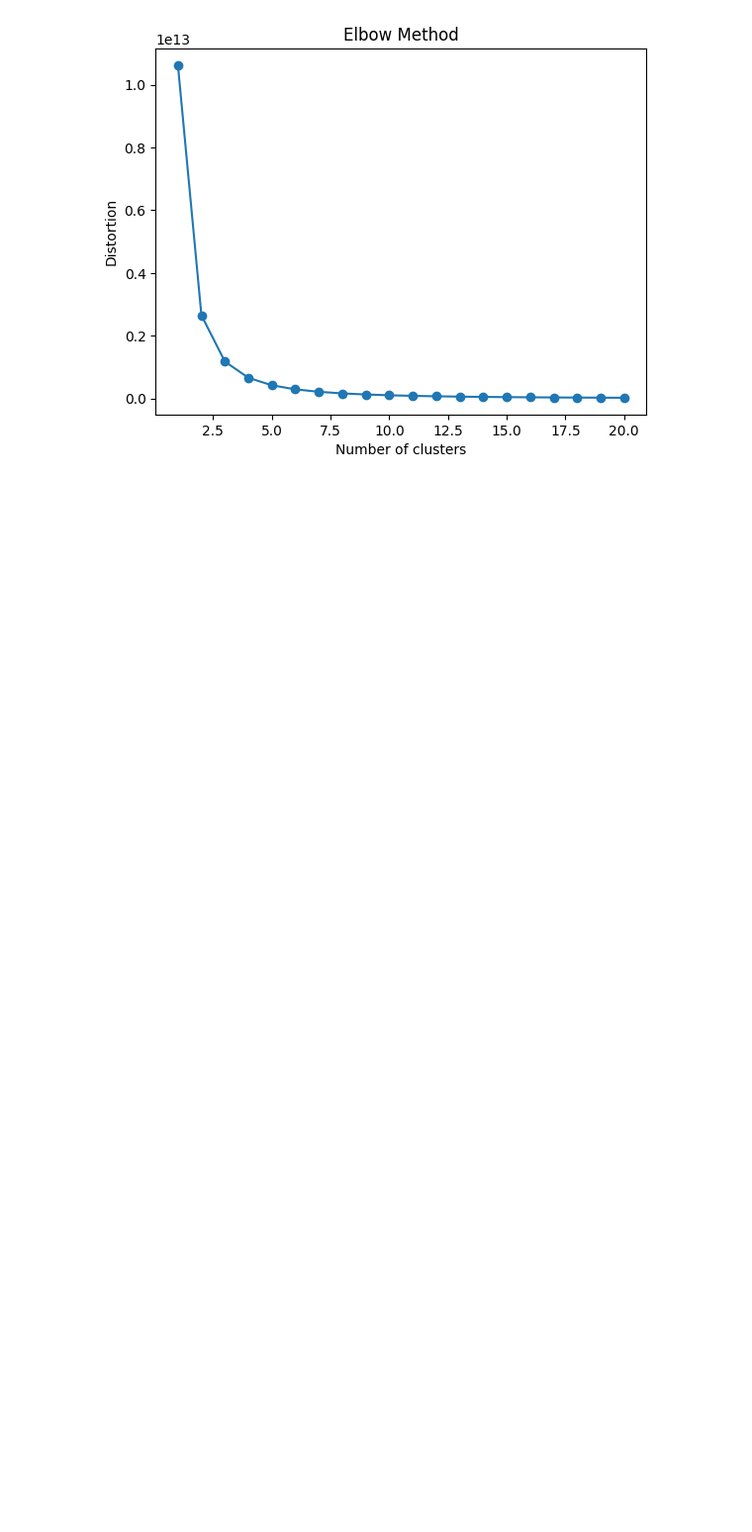
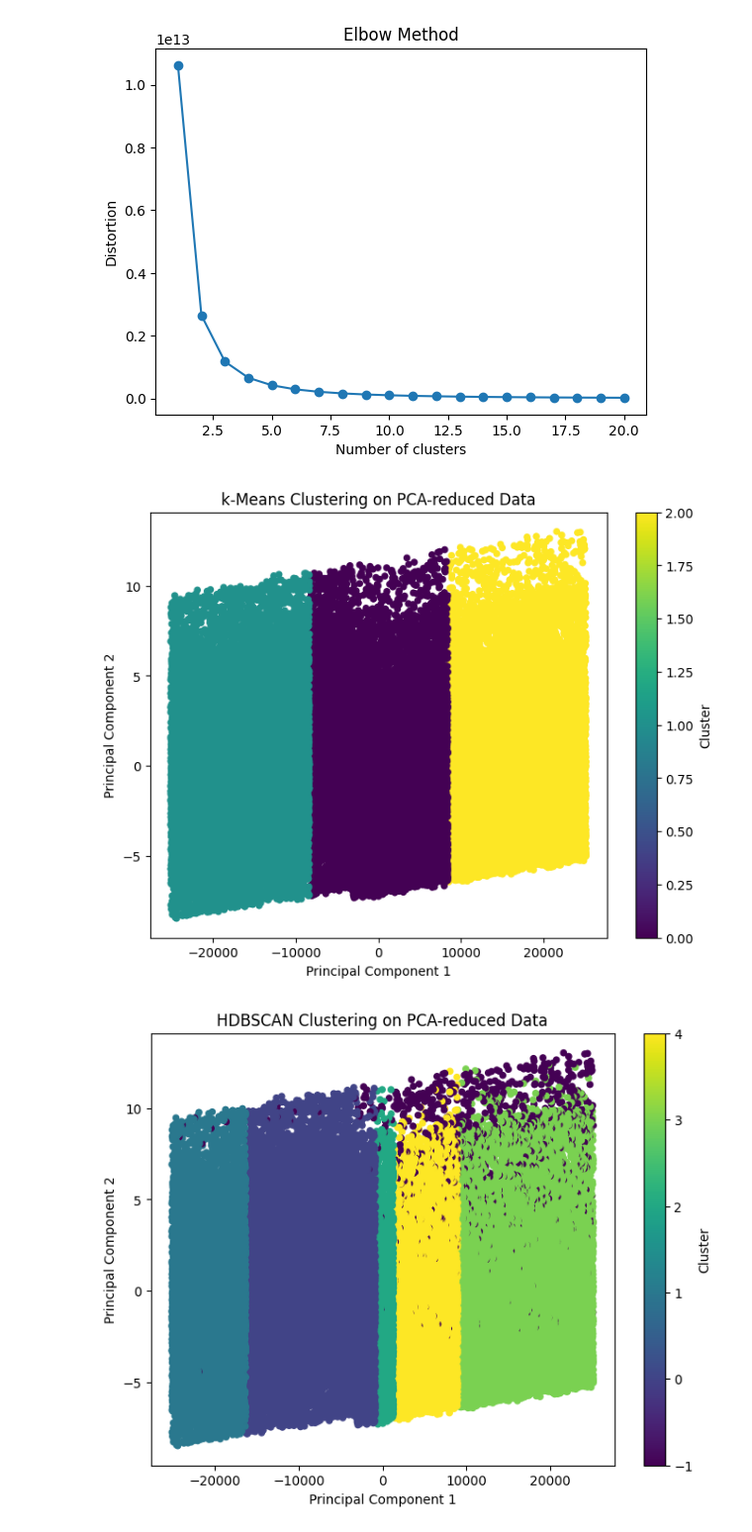
Before and after one commit to danaadcock/707-lecture-master, a Jupyter notebook: ML_Project_Clustering.ipynb, the cells around one changed output. Shown: that part at 99% size. Cells and saved outputs as stored; diff of their text form; code cells hidden in the pictures; blank space fills up the shorter version.

Commit message:
CLUSTER PLOTS

```diff
--- a/ML_Project_Clustering.ipynb
+++ b/ML_Project_Clustering.ipynb
@@ -71,3 +71,46 @@ hdbscan_labels_pca = hdbscan_clusterer.fit_predict(x_pca)
 kmeans_labels_umap = kmeans.fit_predict(x_umap)
 # %%
 hdbscan_labels_umap = hdbscan_clusterer.fit_predict(x_umap)
+# %%
+import matplotlib.pyplot as plt
+
+# Plot clusters for k-Means on PCA-reduced data
+plt.figure(figsize=(8, 6))
+plt.scatter(x_pca[:, 0], x_pca[:, 1], c=kmeans_labels_pca, cmap='viridis', s=20)
+plt.title('k-Means Clustering on PCA-reduced Data')
+plt.xlabel('Principal Component 1')
+plt.ylabel('Principal Component 2')
+plt.colorbar(label='Cluster')
+plt.show()
+
+# Plot clusters for HDBSCAN on PCA-reduced data
+plt.figure(figsize=(8, 6))
+plt.scatter(x_pca[:, 0], x_pca[:, 1], c=hdbscan_labels_pca, cmap='viridis', s=20)
+plt.title('HDBSCAN Clustering on PCA-reduced Data')
+plt.xlabel('Principal Component 1')
+plt.ylabel('Principal Component 2')
+plt.colorbar(label='Cluster')
+plt.show()
+
+import matplotlib.pyplot as plt
+
+# Plot clusters for k-Means on UMAP-reduced data
+plt.figure(figsize=(8, 6))
+plt.scatter(x_umap[:, 0], x_umap[:, 1], c=kmeans_labels_pca, cmap='viridis', s=20)
+plt.title('k-Means Clustering on UMAP-reduced Data')
+plt.xlabel('Principal Component 1')
+plt.ylabel('Principal Component 2')
+plt.colorbar(label='Cluster')
+plt.show()
+
+# Plot clusters for HDBSCAN on UMAP-reduced data
+plt.figure(figsize=(8, 6))
+plt.scatter(x_umap[:, 0], x_umap[:, 1], c=hdbscan_labels_pca, cmap='viridis', s=20)
+plt.title('HDBSCAN Clustering on UMAP-reduced Data')
+plt.xlabel('Principal Component 1')
+plt.ylabel('Principal Component 2')
+plt.colorbar(label='Cluster')
+plt.show()
+# %% [output]
+[figure, added]
+[figure, added]
```
Also changed, not shown: parts of 1 cell of this notebook.
